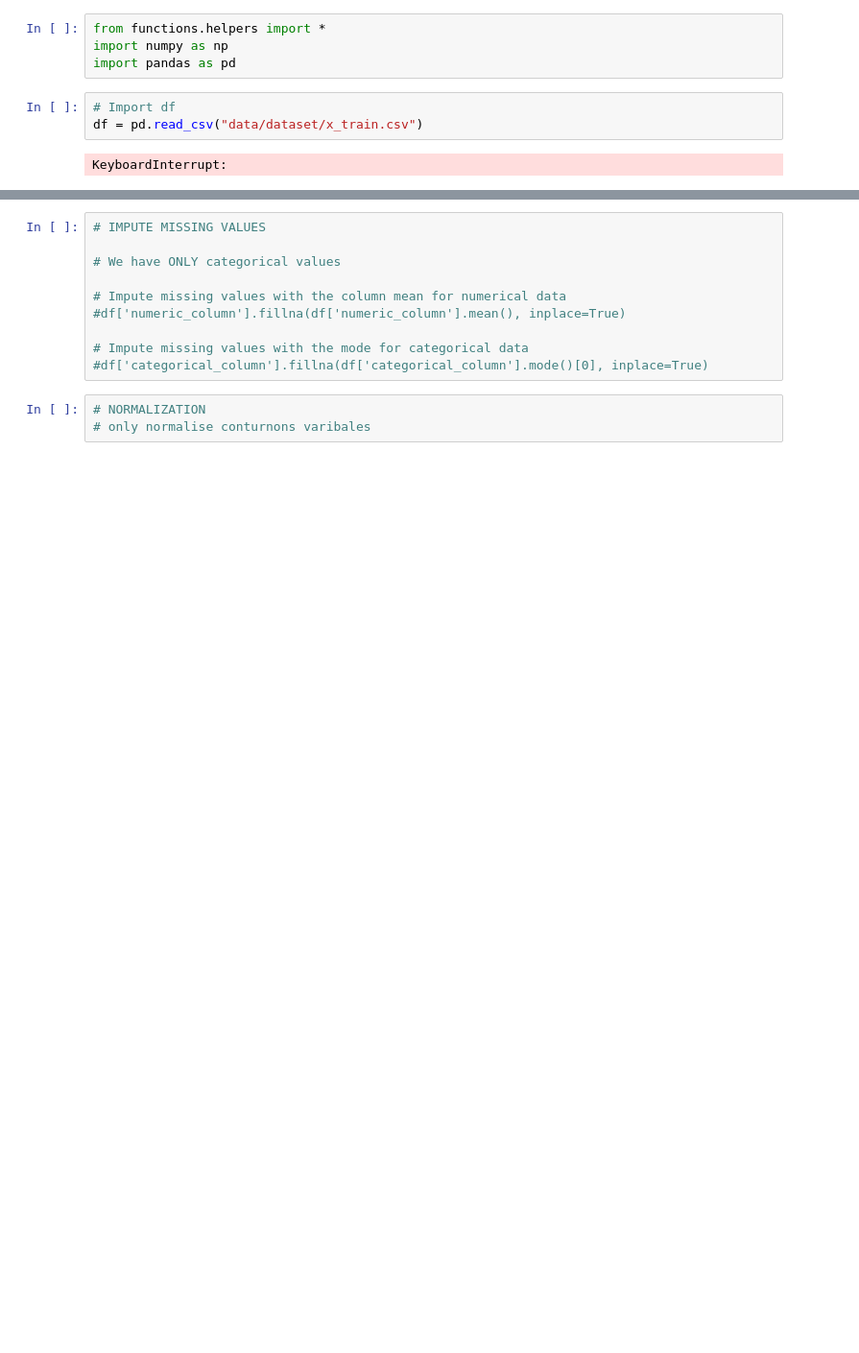
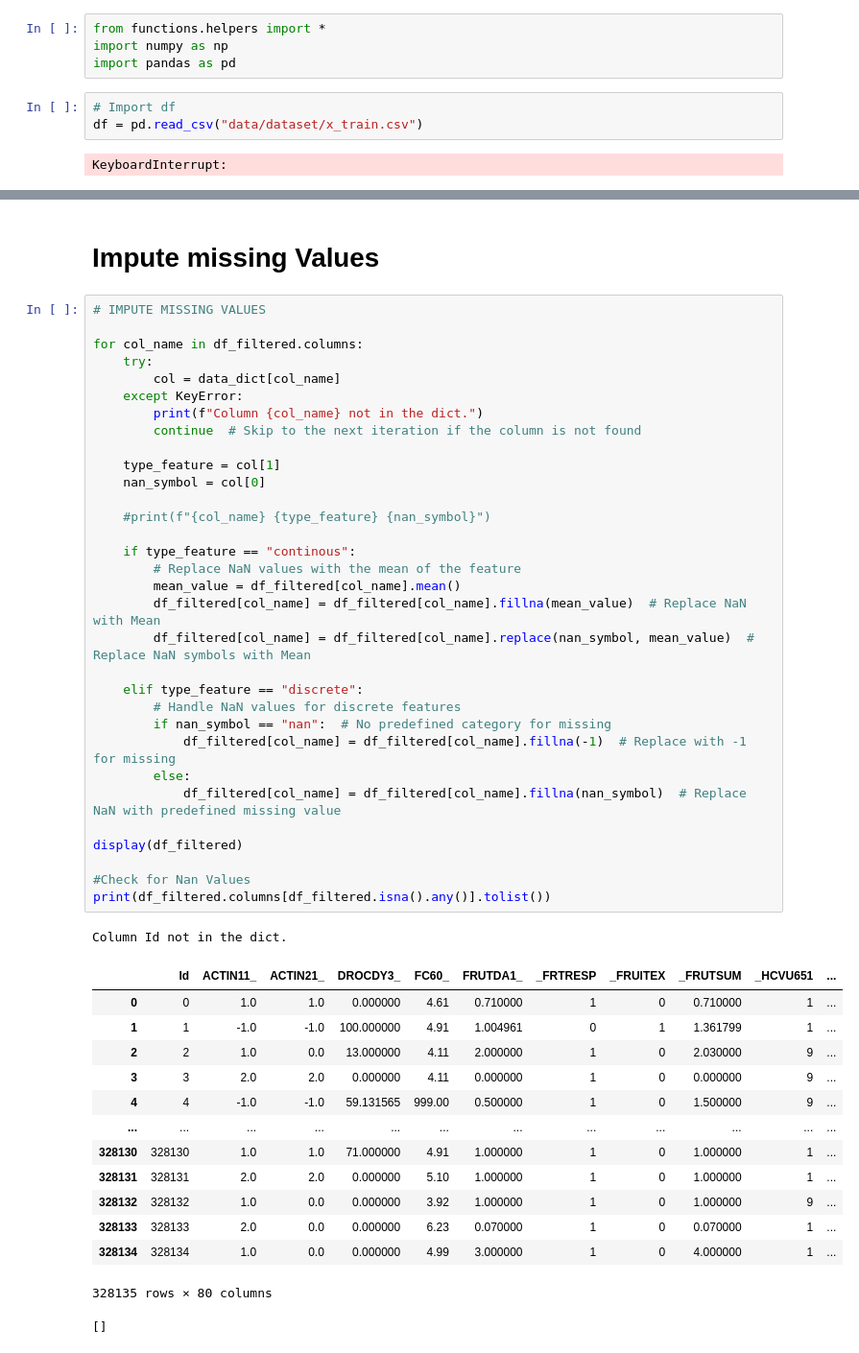
Before and after one commit to 8gabri8/heart_attack_ML, a Jupyter notebook: EDA.ipynb, the cells around one changed output, grey strips where cells are left out. Shown at 96% size. Cells and saved outputs as stored; diff of their text form; blank space fills up the shorter version.

```diff
--- a/EDA.ipynb
+++ b/EDA.ipynb
@@ -80,13 +173,50 @@ len(df_filtered.columns)
-# %%
-# IMPUTE MISSING VALUES
-
-# We have ONLY categorical values
-
-# Impute missing values with the column mean for numerical data
-#df['numeric_column'].fillna(df['numeric_column'].mean(), inplace=True)
-
-# Impute missing values with the mode for categorical data
-#df['categorical_column'].fillna(df['categorical_column'].mode()[0], inplace=True)
-# %%
-# NORMALIZATION
-# only normalise conturnons varibales
+# %% [markdown]
+# Impute missing Values
+# %%
+# IMPUTE MISSING VALUES
+
+for col_name in df_filtered.columns:
+    try:
+        col = data_dict[col_name]
+    except KeyError:
+        print(f"Column {col_name} not in the dict.")
+        continue  # Skip to the next iteration if the column is not found
+
+    type_feature = col[1]
+    nan_symbol = col[0]
+
+    #print(f"{col_name} {type_feature} {nan_symbol}")
+
+    if type_feature == "continous":
+        # Replace NaN values with the mean of the feature
+        mean_value = df_filtered[col_name].mean()
+        df_filtered[col_name] = df_filtered[col_name].fillna(mean_value)  # Replace NaN with Mean
+        df_filtered[col_name] = df_filtered[col_name].replace(nan_symbol, mean_value)  # Replace NaN symbols with Mean
+
+    elif type_feature == "discrete":
+        # Handle NaN values for discrete features
+        if nan_symbol == "nan":  # No predefined category for missing
+            df_filtered[col_name] = df_filtered[col_name].fillna(-1)  # Replace with -1 for missing
+        else:
+            df_filtered[col_name] = df_filtered[col_name].fillna(nan_symbol)  # Replace NaN with predefined missing value
+
+display(df_filtered)
+
+#Check for Nan Values
+print(df_filtered.columns[df_filtered.isna().any()].tolist())
+# %% [output]
+Column Id not in the dict.
+|  | Id | ACTIN11_ | ACTIN21_ | DROCDY3_ | FC60_ | FRUTDA1_ | _FRTRESP | _FRUITEX | _FRUTSUM | _HCVU651 | ... |
+| 0 | 0 | 1.0 | 1.0 | 0.000000 | 4.61 | 0.710000 | 1 | 0 | 0.710000 | 1 | ... |
+| 1 | 1 | -1.0 | -1.0 | 100.000000 | 4.91 | 1.004961 | 0 | 1 | 1.361799 | 1 | ... |
+| 2 | 2 | 1.0 | 0.0 | 13.000000 | 4.11 | 2.000000 | 1 | 0 | 2.030000 | 9 | ... |
+| 3 | 3 | 2.0 | 2.0 | 0.000000 | 4.11 | 0.000000 | 1 | 0 | 0.000000 | 9 | ... |
+| 4 | 4 | -1.0 | -1.0 | 59.131565 | 999.00 | 0.500000 | 1 | 0 | 1.500000 | 9 | ... |
+| ... | ... | ... | ... | ... | ... | ... | ... | ... | ... | ... | ... |
+| 328130 | 328130 | 1.0 | 1.0 | 71.000000 | 4.91 | 1.000000 | 1 | 0 | 1.000000 | 1 | ... |
+| 328131 | 328131 | 2.0 | 2.0 | 0.000000 | 5.10 | 1.000000 | 1 | 0 | 1.000000 | 1 | ... |
+| 328132 | 328132 | 1.0 | 0.0 | 0.000000 | 3.92 | 1.000000 | 1 | 0 | 1.000000 | 9 | ... |
+| 328133 | 328133 | 2.0 | 0.0 | 0.000000 | 6.23 | 0.070000 | 1 | 0 | 0.070000 | 1 | ... |
+| 328134 | 328134 | 1.0 | 0.0 | 0.000000 | 4.99 | 3.000000 | 1 | 0 | 4.000000 | 1 | ... |
+328135 rows × 80 columns
+[]
```
Also changed, not shown: parts of 18 cells of this notebook, 1 other file.
